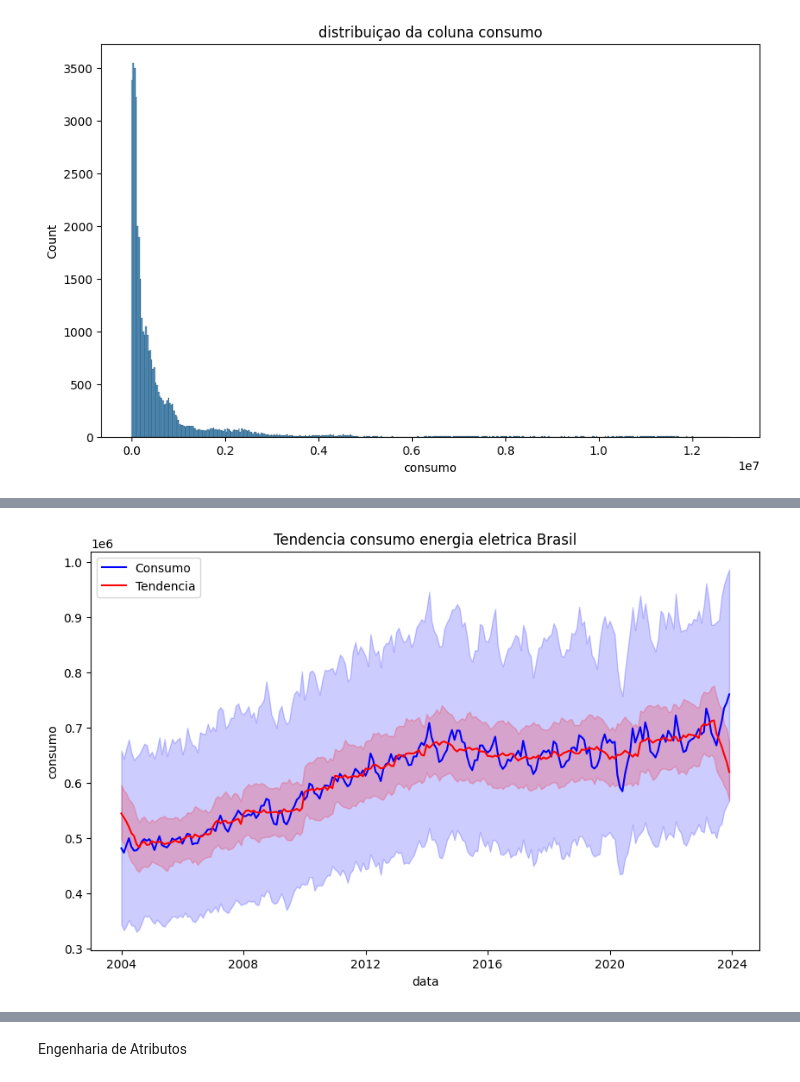
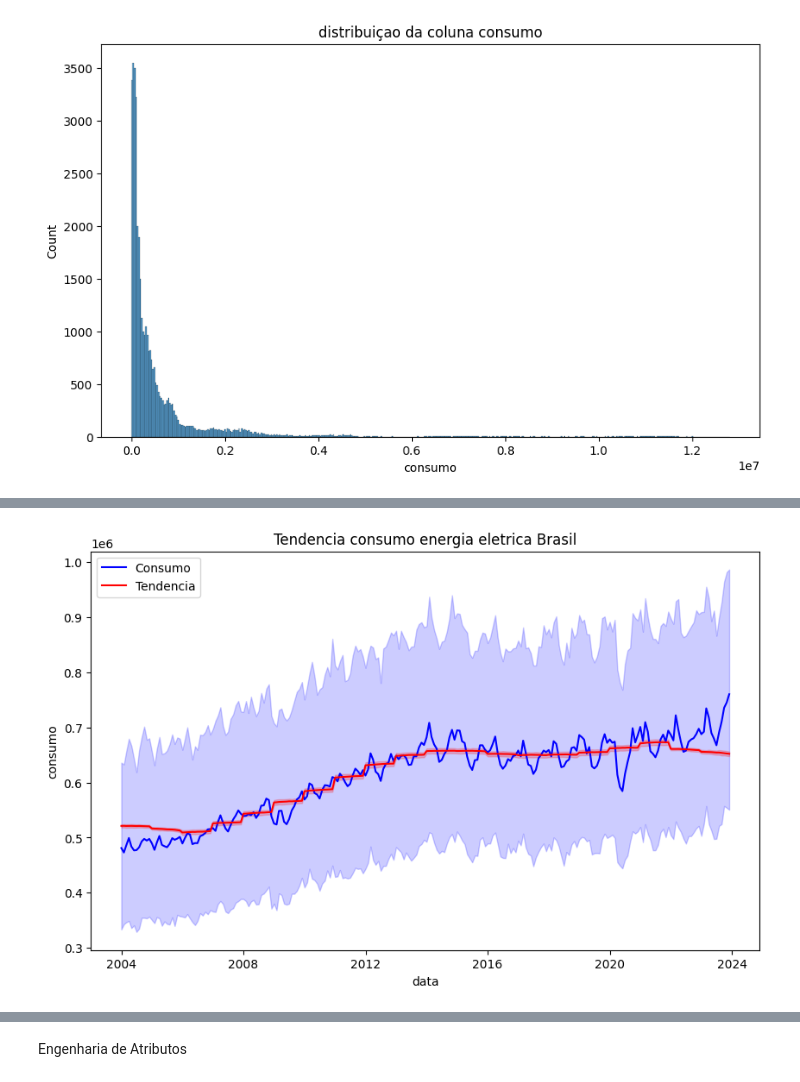
Before and after one commit to WesleySouza13/energy-consumption-forecast-br, a Jupyter notebook: Untitled-1.ipynb, the cells around one changed output, grey strips where cells are left out. Drawn from its saved outputs; the diff is of its cells as text; code cells hidden in the pictures.

```diff
--- a/Untitled-1.ipynb
+++ b/Untitled-1.ipynb
@@ -240,19 +241,19 @@ sazonalidade(time_series)
 # %%
 #calculo de tendencia
 def trend(time_series, window, min_periods):
     plt.figure(figsize=(10,6))
     trend = time_series.rolling(window=window,
                                 center=True,
                                 min_periods=min_periods).mean()
 
     sns.lineplot(time_series, color='blue', label='Consumo')
     sns.lineplot(trend, color='red', label='Tendencia')
     plt.title('Tendencia consumo energia eletrica Brasil')
     plt.show()
 
-trend(time_series, 365, 183) #calculando tendencia em uma jandela de 365 dias
+trend(time_series, 6935, 3468) #calculando tendencia em uma jandela de 19 anos
 # %% [output]
-[figure, old version]
+[figure, new version]
 # %%
 #ciclos
 y_cicles = time_series.rolling(180, center=True).std()
```
Also changed, not shown: parts of 22 cells of this notebook.
